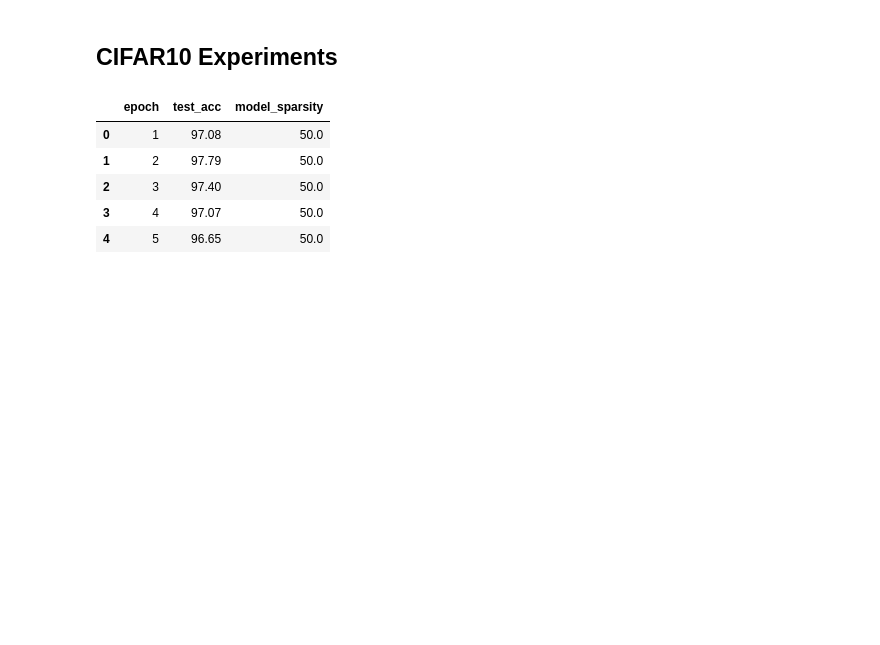
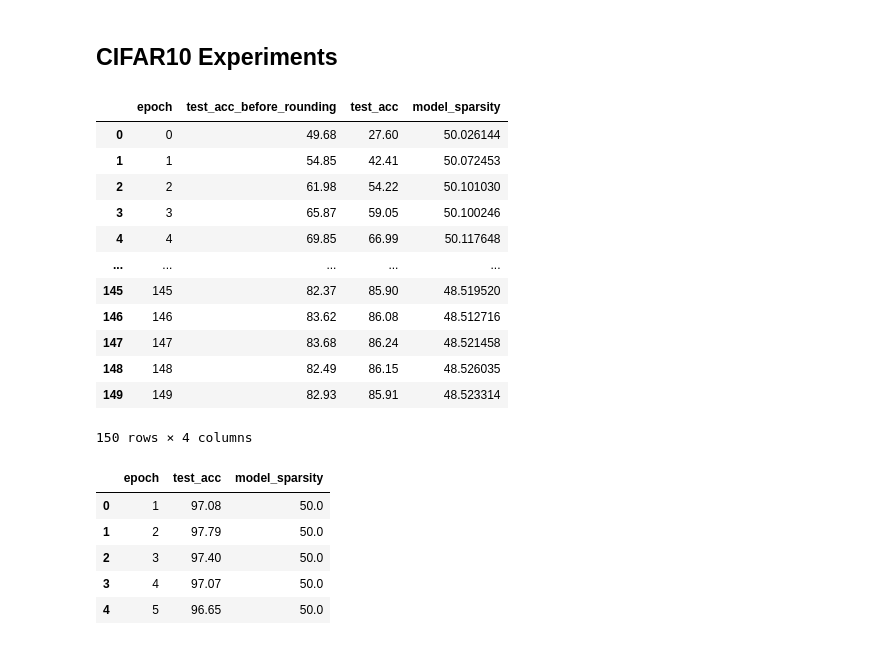
Before and after one commit to ksreenivasan/pruning_is_enough, a Jupyter notebook: plotting_things.ipynb, the cells around one changed output. Saved outputs shown, nothing was run; the diff lists cells and outputs as text; code cells hidden in the pictures; blank space fills up the shorter version.

```diff
--- a/plotting_things.ipynb
+++ b/plotting_things.ipynb
@@ -244,6 +248,22 @@ NameError: name 'df_greedy' is not defined
 [figure]
 # %% [markdown]
 ## CIFAR10 Experiments
+# %%
+df_hc_reg
+# %% [output]
+|  | epoch | test_acc_before_rounding | test_acc | model_sparsity |
+| 0 | 0 | 49.68 | 27.60 | 50.026144 |
+| 1 | 1 | 54.85 | 42.41 | 50.072453 |
+| 2 | 2 | 61.98 | 54.22 | 50.101030 |
+| 3 | 3 | 65.87 | 59.05 | 50.100246 |
+| 4 | 4 | 69.85 | 66.99 | 50.117648 |
+| ... | ... | ... | ... | ... |
+| 145 | 145 | 82.37 | 85.90 | 48.519520 |
+| 146 | 146 | 83.62 | 86.08 | 48.512716 |
+| 147 | 147 | 83.68 | 86.24 | 48.521458 |
+| 148 | 148 | 82.49 | 86.15 | 48.526035 |
+| 149 | 149 | 82.93 | 85.91 | 48.523314 |
+150 rows × 4 columns
 # %%
 # load all the datafiles you want to plot here
 
```
Also changed, not shown: parts of 5 cells of this notebook.
